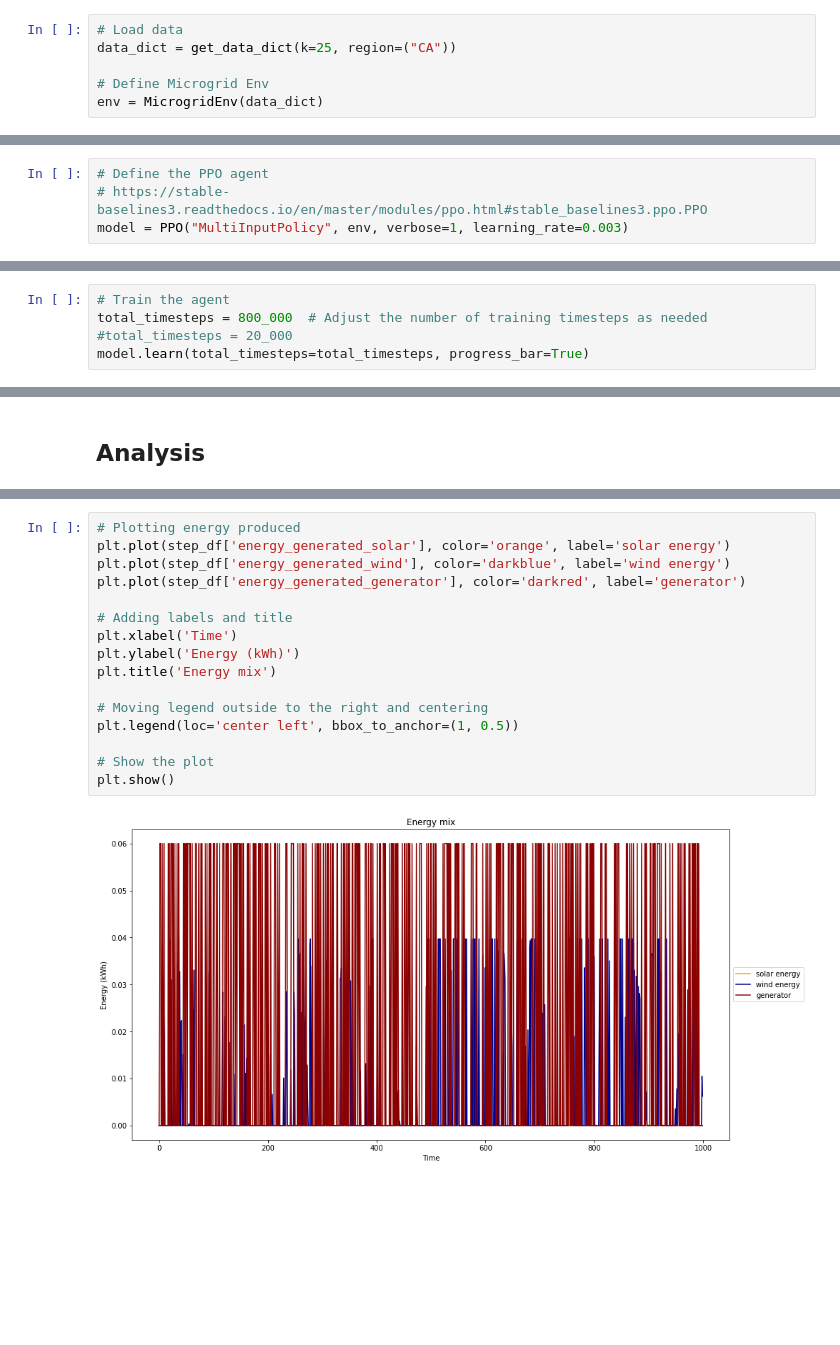
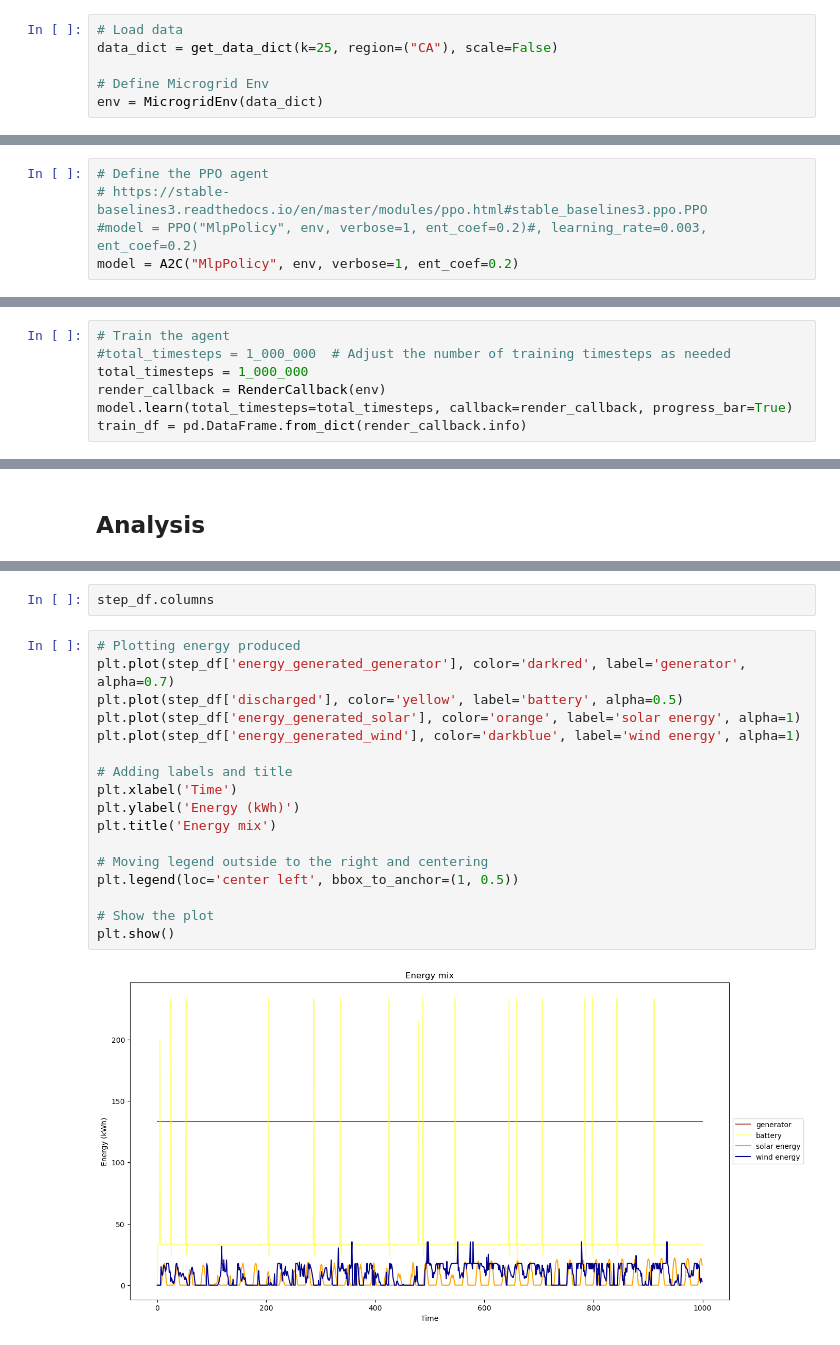
Before and after one commit to f-krause/uio-AIEI-project-1, a Jupyter notebook: notebooks/experiment.ipynb, the cells around one changed output, grey strips where cells are left out. Cells and saved outputs as stored; diff of their text form; blank space fills up the shorter version.

```diff
--- a/notebooks/experiment.ipynb
+++ b/notebooks/experiment.ipynb
@@ -18,6 +19,6 @@ from src.get_data import get_data_dict
 # %%
 # Load data
-data_dict = get_data_dict(k=25, region=("CA"))
+data_dict = get_data_dict(k=25, region=("CA"), scale=False)
 
 # Define Microgrid Env
 env = MicrogridEnv(data_dict)
@@ -24,7 +33,8 @@ env = MicrogridEnv(data_dict)
 # %%
 # Define the PPO agent
 # https://stable-baselines3.readthedocs.io/en/master/modules/ppo.html#stable_baselines3.ppo.PPO
-model = PPO("MultiInputPolicy", env, verbose=1, learning_rate=0.003)
+#model = PPO("MlpPolicy", env, verbose=1, ent_coef=0.2)#, learning_rate=0.003, ent_coef=0.2)
+model = A2C("MlpPolicy", env, verbose=1, ent_coef=0.2)
 # %% [output]
 Using cpu device
 Wrapping the env with a `Monitor` wrapper
@@ -39,7 +49,9 @@ model.set_logger(new_logger)
 ## Training
 # %%
 # Train the agent
-total_timesteps = 800_000  # Adjust the number of training timesteps as needed
-#total_timesteps = 20_000
-model.learn(total_timesteps=total_timesteps, progress_bar=True)
+#total_timesteps = 1_000_000  # Adjust the number of training timesteps as needed
+total_timesteps = 1_000_000
+render_callback = RenderCallback(env)
+model.learn(total_timesteps=total_timesteps, callback=render_callback, progress_bar=True)
+train_df = pd.DataFrame.from_dict(render_callback.info)
 # %% [output]
@@ -140,18 +204,21 @@ plt.show()
+# %%
+step_df.columns
 # %%
 # Plotting energy produced
-plt.plot(step_df['energy_generated_solar'], color='orange', label='solar energy')
-plt.plot(step_df['energy_generated_wind'], color='darkblue', label='wind energy')
-plt.plot(step_df['energy_generated_generator'], color='darkred', label='generator')
+plt.plot(step_df['energy_generated_generator'], color='darkred', label='generator', alpha=0.7)
+plt.plot(step_df['discharged'], color='yellow', label='battery', alpha=0.5)
+plt.plot(step_df['energy_generated_solar'], color='orange', label='solar energy', alpha=1)
+plt.plot(step_df['energy_generated_wind'], color='darkblue', label='wind energy', alpha=1)
 
 # Adding labels and title
 plt.xlabel('Time')
 plt.ylabel('Energy (kWh)')
 plt.title('Energy mix')
 
 # Moving legend outside to the right and centering
 plt.legend(loc='center left', bbox_to_anchor=(1, 0.5))
 
 # Show the plot
 plt.show()
 # %% [output]
-[figure, old version]
+[figure, new version]
```
Also changed, not shown: parts of 18 cells of this notebook, 21 other files.
